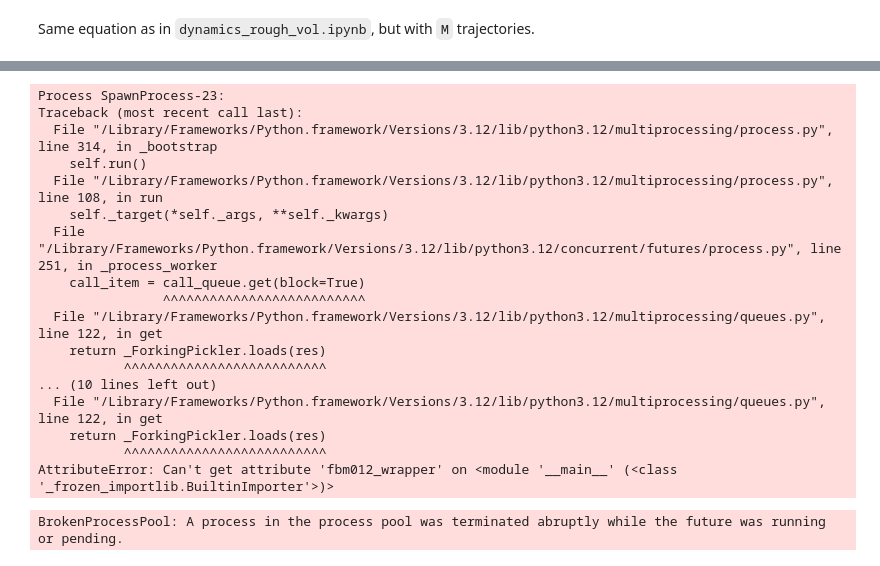
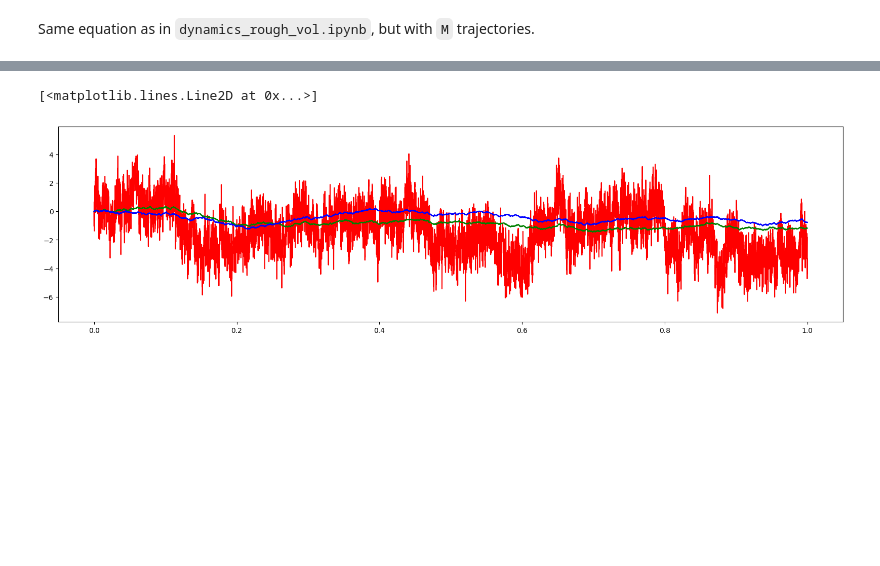
Before and after one commit to emilioferrucci/rough-vol-rough-paths, a Jupyter notebook: dynamics_rough_vol_many.ipynb, the cells around one changed output, grey strips where cells are left out. Drawn from its saved outputs; the diff is of its cells as text; code cells hidden in the pictures; blank space fills up the shorter version.

Commit message:
many sample paths

```diff
--- a/dynamics_rough_vol_many.ipynb
+++ b/dynamics_rough_vol_many.ipynb
@@ -8,10 +8,15 @@ from controls import *
 # %% [markdown]
 Same equation as in `dynamics_rough_vol.ipynb`, but with `M` trajectories.
 # %%
+# global parameters
+
 H = 0.1
-M = 2
+M = 1000
 grid_points = 10000
 kappa = 1
 T = 1
-M = 10
 rho01, rho02, rho12 = 0.6, 0.4, 0.5
+epsilon = 1/grid_points
+times = jnp.arange(0, 1, epsilon)
+lag = epsilon
+solver_epsilon = 0.1*epsilon
@@ -20,37 +33,34 @@ for i in range(1000):
     fbm, bm1, bm2 = correlated_fbm_bm_bm(0.8, 0, 0, grid_points, T, 0.1, kappa)
-# %%
-from concurrent.futures import ProcessPoolExecutor
-
-num_processes = 4  # Adjust based on your machine's CPU cores and task requirements
-
-def fbm012_wrapper(_):
-    return correlated_fbm_bm_bm(rho01, rho02, rho12, grid_points, T, 0.1, kappa)
-
-# Using ProcessPoolExecutor to run the function in parallel
-with ProcessPoolExecutor(max_workers=num_processes) as executor:
-    # Create a list of futures
-    futures = [executor.submit(fbm012_wrapper, _) for _ in range(num_processes)]
-
-    # Collecting results
-    results = [future.result() for future in futures]
-
-# Now, 'results' contains the output from each parallel execution of 'fbm012_wrapper'
-# %% [output]
-Process SpawnProcess-23:
-Traceback (most recent call last):
-  File "/Library/Frameworks/Python.framework/Versions/3.12/lib/python3.12/multiprocessing/process.py", line 314, in _bootstrap
-    self.run()
-  File "/Library/Frameworks/Python.framework/Versions/3.12/lib/python3.12/multiprocessing/process.py", line 108, in run
-    self._target(*self._args, **self._kwargs)
-  File "/Library/Frameworks/Python.framework/Versions/3.12/lib/python3.12/concurrent/futures/process.py", line 251, in _process_worker
-    call_item = call_queue.get(block=True)
-                ^^^^^^^^^^^^^^^^^^^^^^^^^^
-  File "/Library/Frameworks/Python.framework/Versions/3.12/lib/python3.12/multiprocessing/queues.py", line 122, in get
-    return _ForkingPickler.loads(res)
-           ^^^^^^^^^^^^^^^^^^^^^^^^^^
-... (10 lines left out)
-  File "/Library/Frameworks/Python.framework/Versions/3.12/lib/python3.12/multiprocessing/queues.py", line 122, in get
-    return _ForkingPickler.loads(res)
-           ^^^^^^^^^^^^^^^^^^^^^^^^^^
-AttributeError: Can't get attribute 'fbm012_wrapper' on <module '__main__' (<class '_frozen_importlib.BuiltinImporter'>)>
-BrokenProcessPool: A process in the process pool was terminated abruptly while the future was running or pending.
+# %%
+# Let's parallelise the creation of the iid noise paths
+
+from concurrent.futures import ProcessPoolExecutor
+
+num_processes = 8  # Adjust based on your machine's CPU cores and task requirements
+
+args = (rho01, rho02, rho12, grid_points, T, kappa)
+
+with ProcessPoolExecutor(max_workers=num_processes) as executor:
+    futures = [executor.submit(correlated_fbm_bm_bm_wrapper, args) for _ in range(M)]
+    results = [future.result() for future in futures]
+
+# 3 x 10k sample paths takes 10 seconds on my laptop, much better
+
+# keep in mind though, unless the rho's are parameters this only needs to be run once for all passes of the calibration (unless there is something to be
+# gained from using independent noises across different calibration steps)
+
+list_fbm, list_bm1, list_bm2 = zip(*results)
+
+stacked_fbm = jnp.stack(list_fbm).T
+stacked_bm1 = jnp.stack(list_bm1).T
+stacked_bm2 = jnp.stack(list_bm2).T
+# %%
+sample = 5
+
+plt.figure(figsize=(20, 5))
+plt.plot(times, stacked_fbm[:,sample], color = 'red')
+plt.plot(times, stacked_bm1[:,sample], color = 'green')
+plt.plot(times, stacked_bm2[:,sample], color = 'blue')
+# %% [output]
+[<matplotlib.lines.Line2D at 0x...>]
+[figure, added]
```
Also changed, not shown: parts of 8 cells of this notebook, 5 other files.
